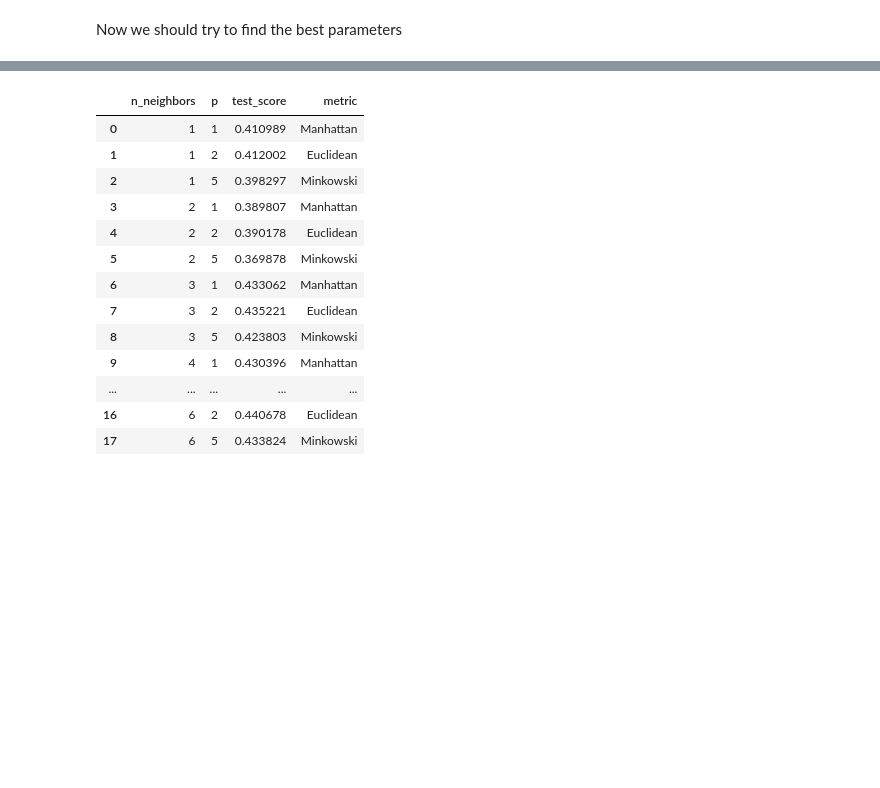
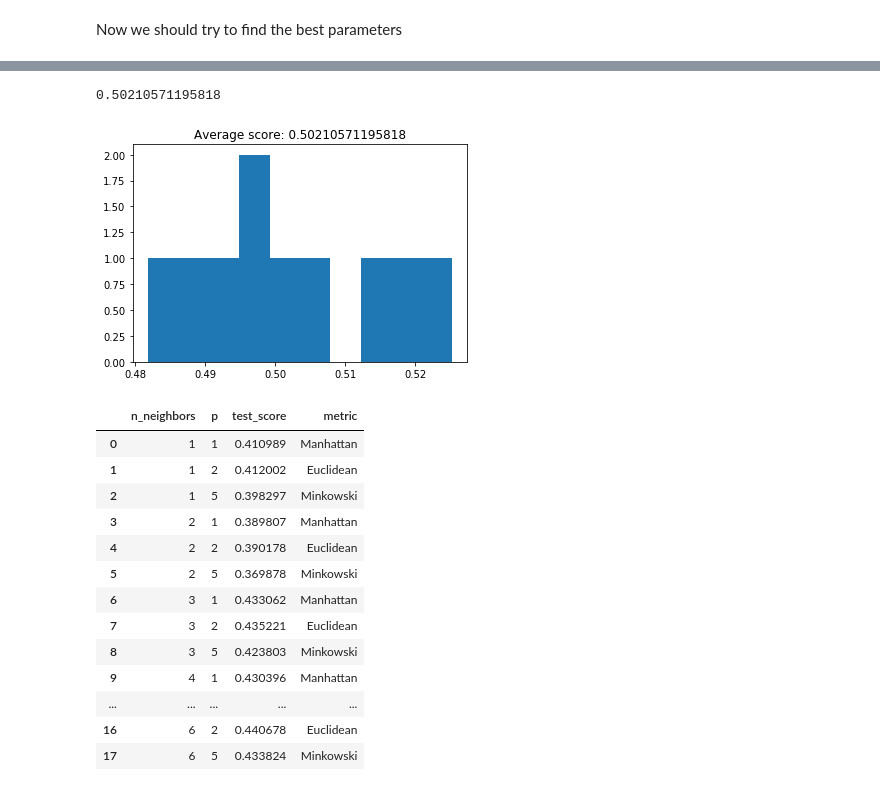
Before and after one commit to Revuj/FEUP-IART-PROJ2, a Jupyter notebook: dataMining.ipynb, the cells around one changed output, grey strips where cells are left out. Saved outputs shown, nothing was run; the diff lists cells and outputs as text; code cells hidden in the pictures; blank space fills up the shorter version.

```diff
--- a/dataMining.ipynb
+++ b/dataMining.ipynb
@@ -363,7 +389,7 @@ plt.show()
 from sklearn.model_selection import GridSearchCV
 from sklearn.model_selection import RepeatedStratifiedKFold
 
-cv_method = RepeatedStratifiedKFold(n_splits=5,
+cv_method = RepeatedStratifiedKFold(n_splits=10,
                                     n_repeats=3,
                                     random_state=999)
 
@@ -374,7 +400,8 @@ params_KNN = {'n_neighbors': [1, 2, 3, 4, 5, 6, 7],
 
 grid = GridSearchCV(estimator=KNeighborsClassifier(),
                       param_grid=params_KNN,
-                      cv=cv_method,
-                      verbose=1,
-                      scoring='accuracy',
-                      return_train_score=True)
+                      cv=cross_validation, scoring=scoring, refit='accuracy', return_train_score=True)
+
+start = time()
+grid_search.fit(features_min, labels)
+end = time()
@@ -383,3 +426,23 @@ grid.cv_results_['mean_test_score']
+# %%
+bestIndex = (16 - 1) + (1 - 1) + (4 - 1) + 1
+cv_scores = np.array([
+    grid_search.cv_results_['split0_test_accuracy'][bestIndex],
+    grid_search.cv_results_['split1_test_accuracy'][bestIndex],
+    grid_search.cv_results_['split2_test_accuracy'][bestIndex],
+    grid_search.cv_results_['split3_test_accuracy'][bestIndex],
+    grid_search.cv_results_['split4_test_accuracy'][bestIndex],
+    grid_search.cv_results_['split5_test_accuracy'][bestIndex],
+    grid_search.cv_results_['split6_test_accuracy'][bestIndex],
+    grid_search.cv_results_['split7_test_accuracy'][bestIndex],
+    grid_search.cv_results_['split8_test_accuracy'][bestIndex],
+    grid_search.cv_results_['split9_test_accuracy'][bestIndex],
+])
+plt.hist(cv_scores)
+plt.title('Average score: {}'.format(np.mean(cv_scores)))
+grid_search.cv_results_['mean_test_accuracy'][bestIndex]
+# %% [output]
+0.50210571195818
+[figure, added]
 # %%
 results_KNN = pd.DataFrame(grid.cv_results_['params'])
 results_KNN['test_score'] = grid.cv_results_['mean_test_score']
```
Also changed, not shown: parts of 20 cells of this notebook, 2 other files.
